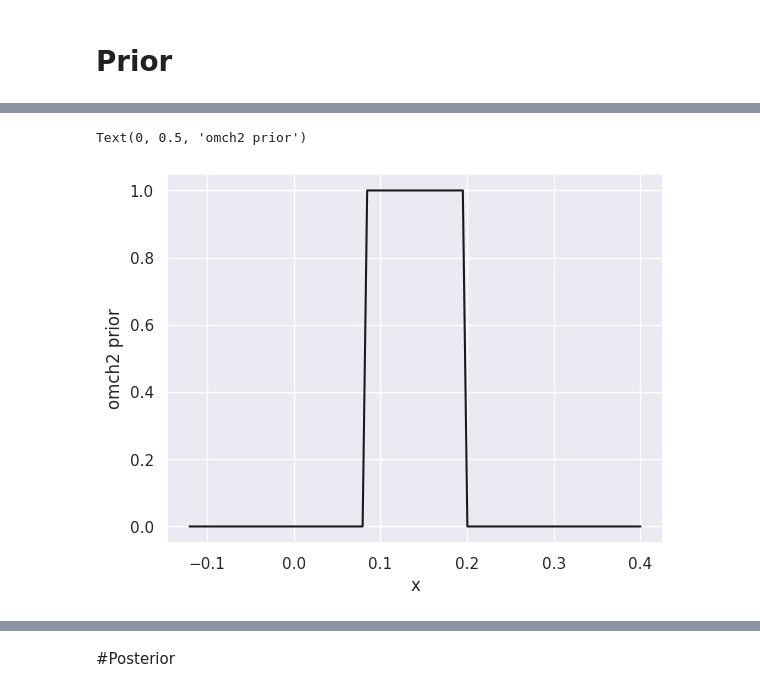
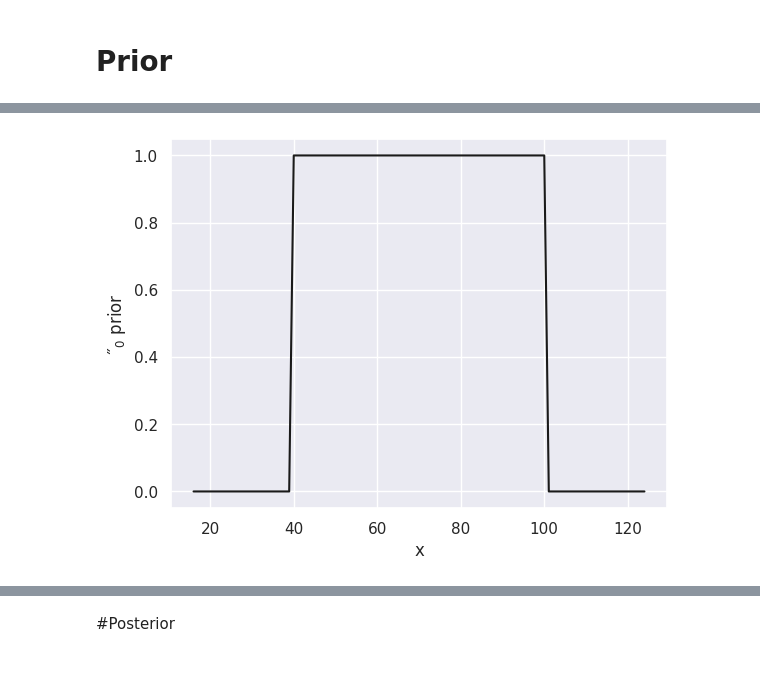
Before and after one commit to DanCalinBirjaru/mcmc, a Jupyter notebook: mcmc.ipynb, the cells around one changed output, grey strips where cells are left out. Cells and saved outputs as stored; diff of their text form; code cells hidden in the pictures.

```diff
--- a/mcmc.ipynb
+++ b/mcmc.ipynb
@@ -230,19 +212,19 @@ def likelihood_log(p):
     return -chi_sq(p)**2 / 2
 # %% [markdown]
 # Prior
+# %%
+def get_prior(low, high):
+    scale = high - low
+
+    return scipy.stats.uniform(loc = low, scale = scale)
 # %%
-ombh2_low = 0.01933
-ombh2_high = 0.02533
+def plot_prior(low, high, param):
+    x = np.linspace(low - (0.4 * (high - low)), high + (0.4 * (high - low)), 100)
 
-ombh2_scale = ombh2_high - ombh2_low
+    pr = get_prior(low, high)
+    pdf = pr.pdf(x)
+    pdf_norm = pdf / np.max(pdf)
 
-ombh2_pr = scipy.stats.uniform(loc = ombh2_low, scale = ombh2_scale)
-
-x = np.linspace(ombh2_low - 0.02, ombh2_high + 0.02, 100)
-
-pdf = ombh2_pr.pdf(x)
-pdf_norm = pdf / np.max(pdf)
-
-plt.plot(x, pdf_norm, 'k-')
-plt.xlabel("x")
-plt.ylabel("ombh2 prior")
+    plt.plot(x, pdf_norm, 'k-')
+    plt.xlabel("x")
+    plt.ylabel(f"{param} prior")
@@ -252,19 +231,8 @@ Text(0, 0.5, 'ombh2 prior')
-# %%
-omch2_low = 0.08
-omch2_high = 0.20
-omch2_scale = omch2_high - omch2_low
-
-omch2_pr = scipy.stats.uniform(loc = omch2_low, scale = omch2_scale)
-
-x = np.linspace(omch2_low - 0.2, omch2_high + 0.2, 100)
-
-pdf = omch2_pr.pdf(x)
-pdf_norm = pdf / np.max(pdf)
-
-plt.plot(x, pdf_norm, 'k-')
-
-plt.xlabel("x")
-plt.ylabel("omch2 prior")
-# %% [output]
-Text(0, 0.5, 'omch2 prior')
-[figure, removed]
+# %%
+H0_low = 39.99
+H0_high = 100.01
+
+H0_pr = get_prior(H0_low, H0_high)
+plot_prior(H0_low, H0_high, "$\H_0$")
+# %% [output]
+[figure, added]
```
Also changed, not shown: parts of 32 cells of this notebook.
